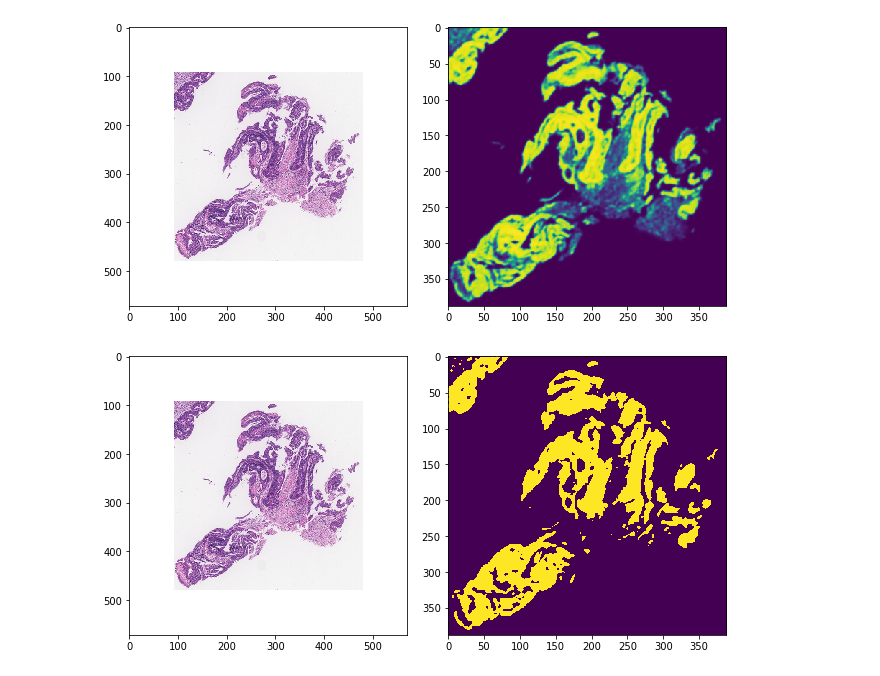
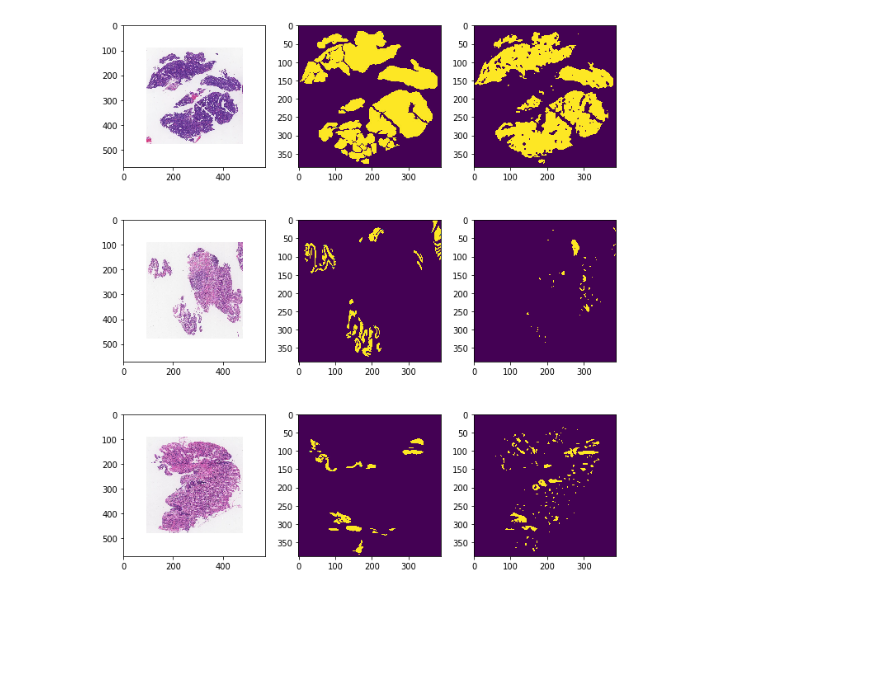
Before and after one commit to qbeer/patho-segmentation-unet, a Jupyter notebook: segmentation.ipynb, the cells around one changed output. Drawn from its saved outputs; the diff is of its cells as text; code cells hidden in the pictures; blank space fills up the shorter version.

```diff
--- a/segmentation.ipynb
+++ b/segmentation.ipynb
@@ -13,10 +11,10 @@ from PIL import Image
 net = UNET()
 net.make_parallel()
 
-model = Model(net)
+model = Model(net, with_jaccard=True, load_model=True)
 # %%
 data_loader = DataLoader("patho/data", "resized_images",
-                         "resized_masks", batch_size=2).getInstance()
+                         "resized_masks", batch_size=9).getInstance()
 # %%
 model.train(data_loader, EPOCH=5)
 # %% [output]
@@ -53,10 +50,15 @@ print(np.min(masks[0]), np.max(masks[0]))
 # %%
 import matplotlib.pyplot as plt
 
-fig, axes = plt.subplots(1, 2, figsize=(9, 6))
+fig, axes = plt.subplots(3, 3, figsize=(9, 10))
 
-axes[0].imshow(imgs[0].transpose((1, 2, 0)))
-axes[1].imshow(masks[0].transpose((1, 2, 0)).reshape(388, 388))
+for ind, ax in enumerate(axes.flatten(), 0):
+    if ind % 3 == 0:
+        ax.imshow(imgs[ind // 3].transpose((1, 2, 0)))
+    elif ind % 3 == 1:
+        ax.imshow(masks[ind // 3].transpose((1, 2, 0)).reshape(388, 388))
+    else:
+        ax.imshow(predicted_masks[ind // 3].transpose((1, 2, 0)).reshape(388, 388))
 
 fig.tight_layout()
 plt.show()
@@ -65,12 +67,20 @@ plt.show()
+# %%
+predicted_masks[predicted_masks >= 0.65] = 1.
+predicted_masks[predicted_masks < 0.65] = 0.
 # %%
 import matplotlib.pyplot as plt
 
-fig, axes = plt.subplots(1, 2, figsize=(9, 6))
+fig, axes = plt.subplots(3, 3, figsize=(9, 10))
 
-axes[0].imshow(imgs[0].transpose((1, 2, 0)))
-axes[1].imshow(predicted_masks[0].transpose((1, 2, 0)).reshape(388, 388))
+for ind, ax in enumerate(axes.flatten(), 0):
+    if ind % 3 == 0:
+        ax.imshow(imgs[ind // 3].transpose((1, 2, 0)))
+    elif ind % 3 == 1:
+        ax.imshow(masks[ind // 3].transpose((1, 2, 0)).reshape(388, 388))
+    else:
+        ax.imshow(predicted_masks[ind // 3].transpose((1, 2, 0)).reshape(388, 388))
 
 fig.tight_layout()
 plt.show()
 # %% [output]
-[figure, old version]
+[figure, new version]
@@ -80,12 +86,0 @@ predicted_masks[predicted_masks < 0.5] = 0.
-# %%
-import matplotlib.pyplot as plt
-
-fig, axes = plt.subplots(1, 2, figsize=(9, 6))
-
-axes[0].imshow(imgs[0].transpose((1, 2, 0)))
-axes[1].imshow(predicted_masks[0].transpose((1, 2, 0)).reshape(388, 388))
-
-fig.tight_layout()
-plt.show()
-# %% [output]
-[figure, removed]
```
Also changed, not shown: parts of 5 cells of this notebook, 1 other file.
